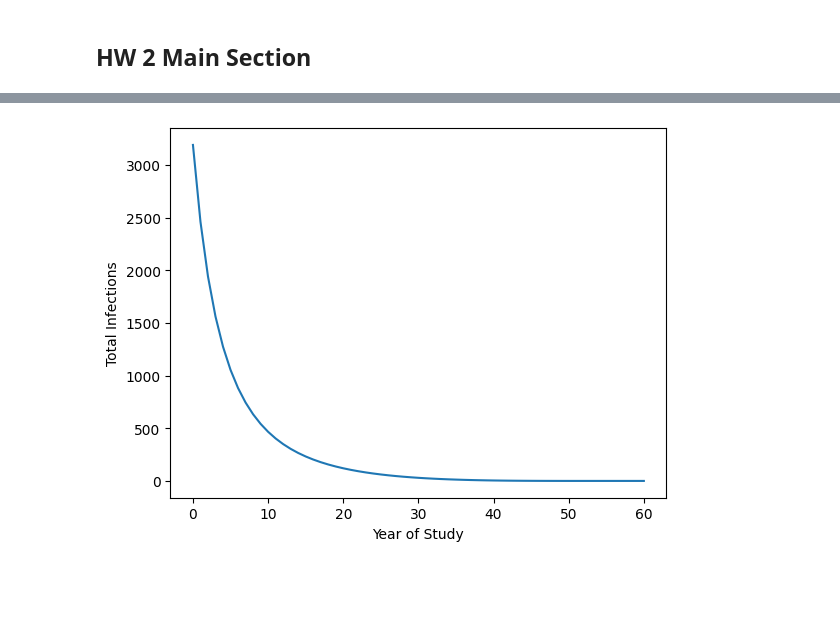
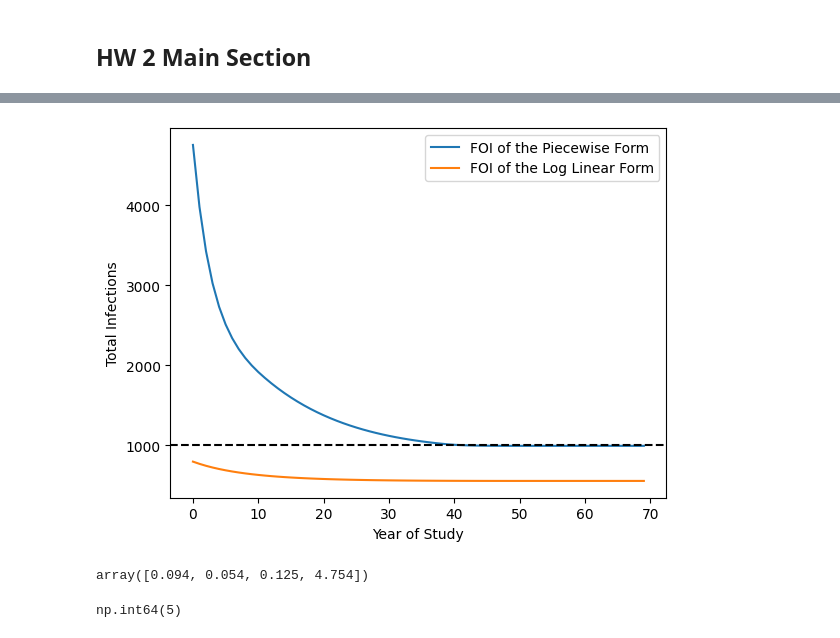
Before and after one commit to hunter-lybbert/uw-central, a Jupyter notebook: disease_dynamics/hw_02/hw02.ipynb, the cells around one changed output, grey strips where cells are left out. Cells and saved outputs as stored; diff of their text form; code cells hidden in the pictures; blank space fills up the shorter version.

```diff
--- a/disease_dynamics/hw_02/hw02.ipynb
+++ b/disease_dynamics/hw_02/hw02.ipynb
@@ -37,3 +36,9 @@ class InitialSusceptibleMethod(Enum):
     BASIC = "basic"
     DIRECT = "direct"
     INDIRECT = "indirect"
+
+
+class ParameterTransformMethod(Enum):
+    """Enum for different methods of transforming parameters."""
+    INT = "int"
+    FLOAT = "float"
@@ -353,13 +457,9 @@ def plot_infections_by_age_cohort(
 # %%
 age_piecewise_gt = catalytic_model(
-    model_params=np.array([0.3, 0.05, 10, 10]),
+    model_params=np.array([np.log(0.3), np.log(0.05), logit(10/MAX_AGE), np.log(10)]),
     force_of_infection_method=ForceOfInfectionMethod.AGE_PIECEWISE,
     initial_susceptible_method=InitialSusceptibleMethod.INDIRECT,
     num_years=60,
-    include_births=False,
+    include_births=True,
     deterministic=True,
 )
-plt.plot(get_infections_by_year(age_piecewise_gt, num_years=70))
-plt.ylabel("Total Infections")
-plt.xlabel("Year of Study")
-plt.show()
@@ -368,15 +478,21 @@ plt.show()
 # %%
 age_log_lin_gt = catalytic_model(
-    model_params=np.array([-1, -.1, 10]),
+    model_params=np.array([-1, -.1, np.log(10)]),
     force_of_infection_method=ForceOfInfectionMethod.AGE_LOG_LIN_FORM,
     initial_susceptible_method=InitialSusceptibleMethod.INDIRECT,
     num_years=60,
-    include_births=False,
+    include_births=True,
     deterministic=True,
+    rho_observed_infections=0.25,
 )
-plt.plot(get_infections_by_year(age_log_lin_gt, num_years=70))
-plt.ylabel("Total Infections")
-plt.xlabel("Year of Study")
-plt.show()
-# %% [output]
-[figure, removed]
+# %%
+plt.plot(get_infections_by_year(age_piecewise_gt, num_years=70), label="FOI of the Piecewise Form")
+plt.plot(get_infections_by_year(age_log_lin_gt, num_years=70), label="FOI of the Log Linear Form")
+# plt.plot(get_infections_by_year(age_piecewise_gt_2_point_0, num_years=70), label="FOI of the Piecewise Form", linestyle='-.', c='r')
+plt.axhline(1000, color="black", linestyle="--")
+plt.ylabel("Total Infections")
+plt.xlabel("Year of Study")
+plt.legend()
+plt.show()
+# %% [output]
+[figure, added]
@@ -382,0 +520,8 @@ plt.show()
+# %%
+np.exp(results_nm_lambda_by_age_partial.x[:4])
+# %% [output]
+array([0.094, 0.054, 0.125, 4.754])
+# %%
+(expit(results_nm_lambda_by_age_partial.x[:4][2])*MAX_AGE).astype(int)
+# %% [output]
+np.int64(5)
```
Also changed, not shown: parts of 11 cells of this notebook.
